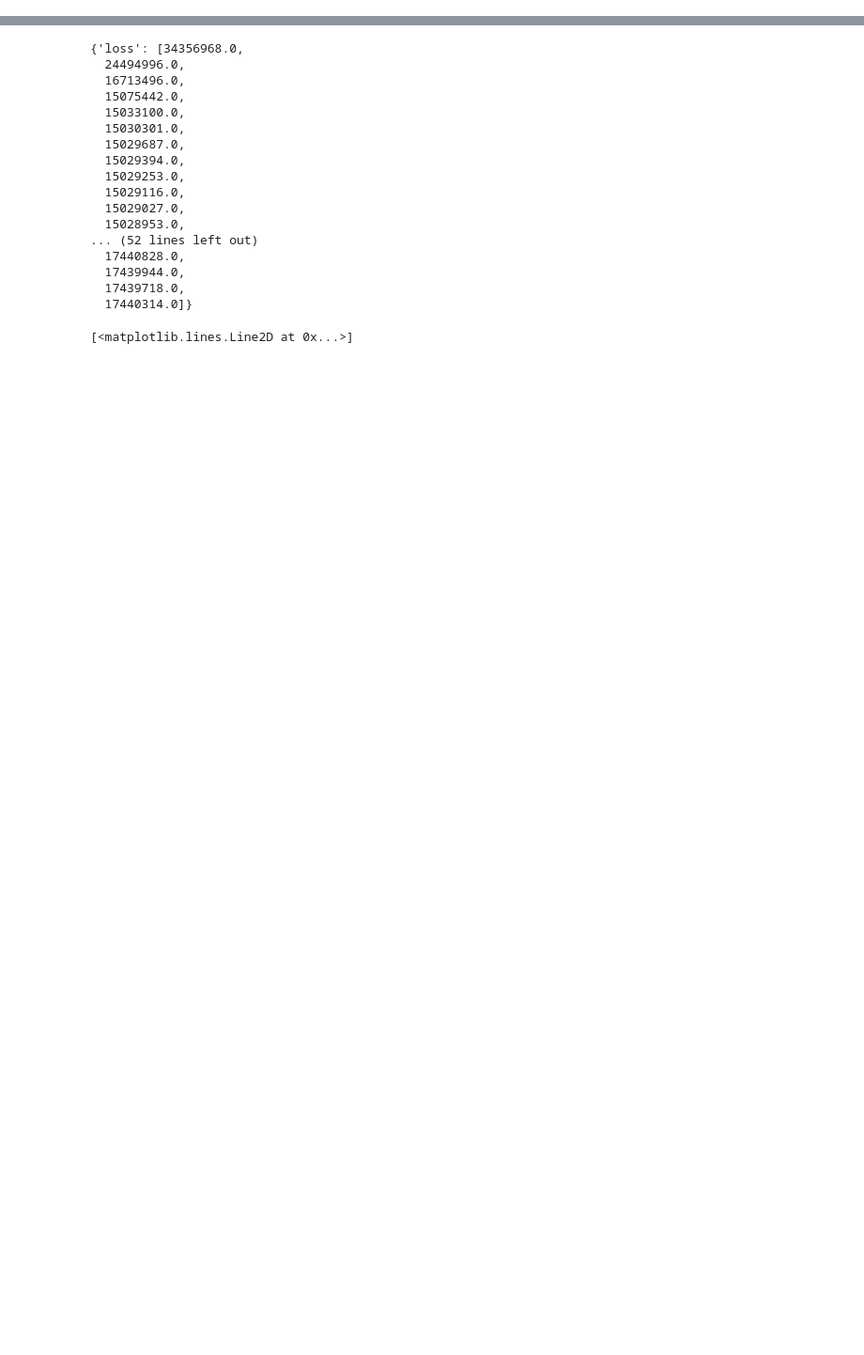
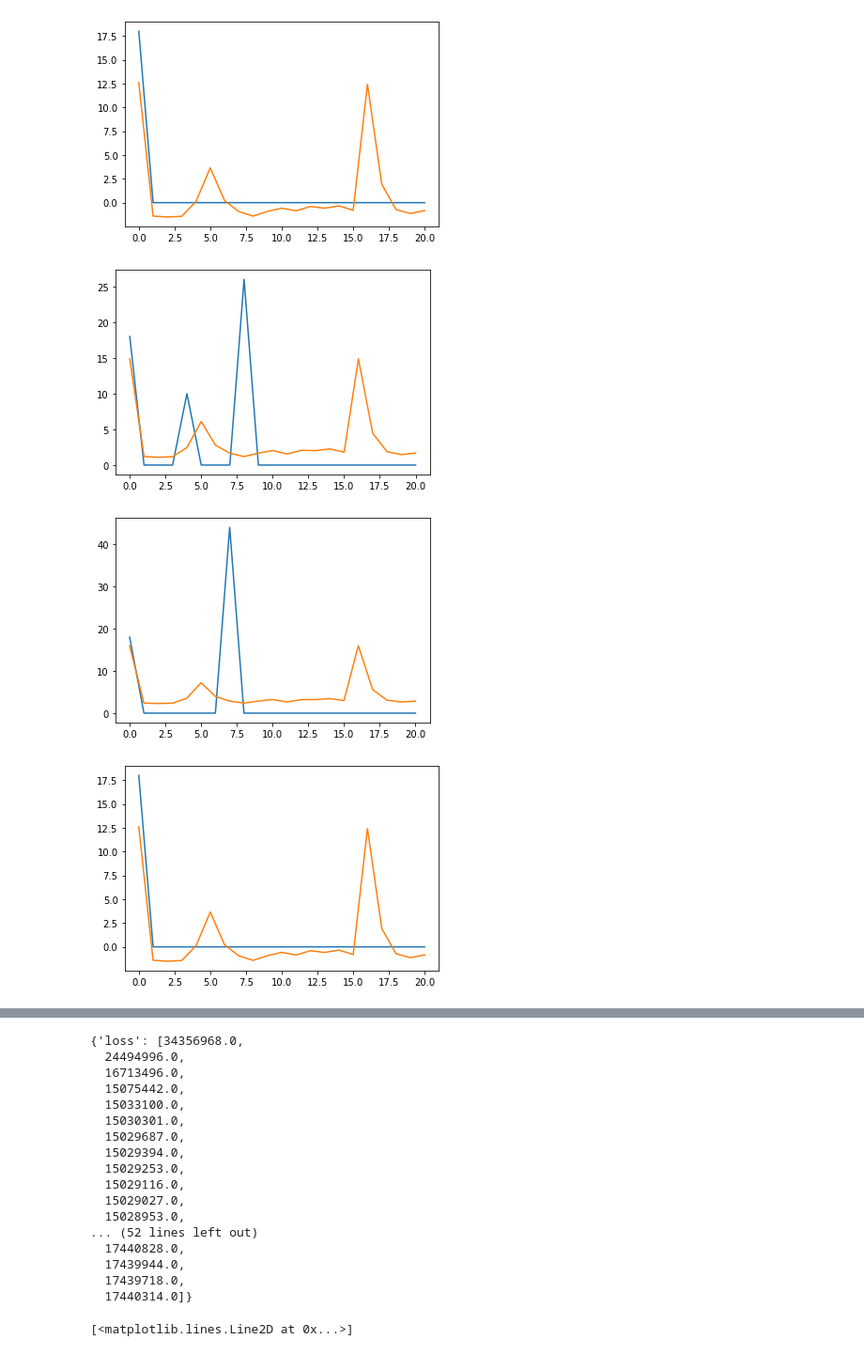
Before and after one commit to Michiel-DK/cycling, a Jupyter notebook: rnn.ipynb, the cells around one changed output, grey strips where cells are left out. Shown at 94% size. Drawn from its saved outputs; the diff is of its cells as text; code cells hidden in the pictures; blank space fills up the shorter version.

Commit message:
encoder-decoder structure working

```diff
--- a/rnn.ipynb
+++ b/rnn.ipynb
@@ -35,0 +53,32 @@ array([[ 148. ,  168. ,  184. ,  173. ,  162. ,  189.5,  182.5,  163.5,
+# %%
+# define the encoder and decoder
+def encoder(encoder_features):
+    y = Masking(mask_value = -1000.)(encoder_features)
+    y = LSTM(units=100, return_sequences=True)(y)
+    y = TimeDistributed(Dense(units=1))(y)
+    return y
+
+def decoder(decoder_features, encoder_outputs):
+    x = Concatenate(axis=-1)([decoder_features, encoder_outputs])
+    # x = Add()([decoder_features, encoder_outputs])
+    x = Masking(mask_value = -1000.)(x)
+    y = TimeDistributed(Dense(units=100, activation='relu'))(x)
+    y = TimeDistributed(Dense(units=1))(y)
+    return y
+# %%
+# build the model
+encoder_features = Input(shape=X_encoder.shape[1:])
+decoder_features = Input(shape=X_decoder.shape[1:])
+encoder_outputs = encoder(encoder_features)
+decoder_outputs = decoder(decoder_features, encoder_outputs)
+model = Model([encoder_features, decoder_features], decoder_outputs)
+# %%
+# train the model
+from tensorflow.keras.callbacks import EarlyStopping
+metric = metrics.MAE
+
+model.compile(optimizer=Adam(learning_rate=0.001), loss='mse', metrics=[metric])
+
+es = EarlyStopping(monitor='val_loss', verbose=1, patience=2, restore_best_weights=True)
+
+model.fit([X_encoder, X_decoder], y, epochs=100, batch_size=128, callbacks=[es], validation_split=0.3, verbose=1)
@@ -35,0 +106,16 @@ array([[ 148. ,  168. ,  184. ,  173. ,  162. ,  189.5,  182.5,  163.5,
+# %%
+# extract the last predicted sequence
+for seq in [-1, -2, -3, -4]:
+
+    y_true = y[seq, :][-21:]
+    y_pred = model.predict([X_encoder, X_decoder])[seq, :][-21:]
+
+    # plot the last predicted sequence
+    plt.plot(y_true.flatten(), label='actual')
+    plt.plot(y_pred.flatten(), label='predicted')
+    plt.show()
+# %% [output]
+[figure, added]
+[figure, added]
+[figure, added]
+[figure, added]
```
Also changed, not shown: parts of 23 cells of this notebook, 1 other file.
